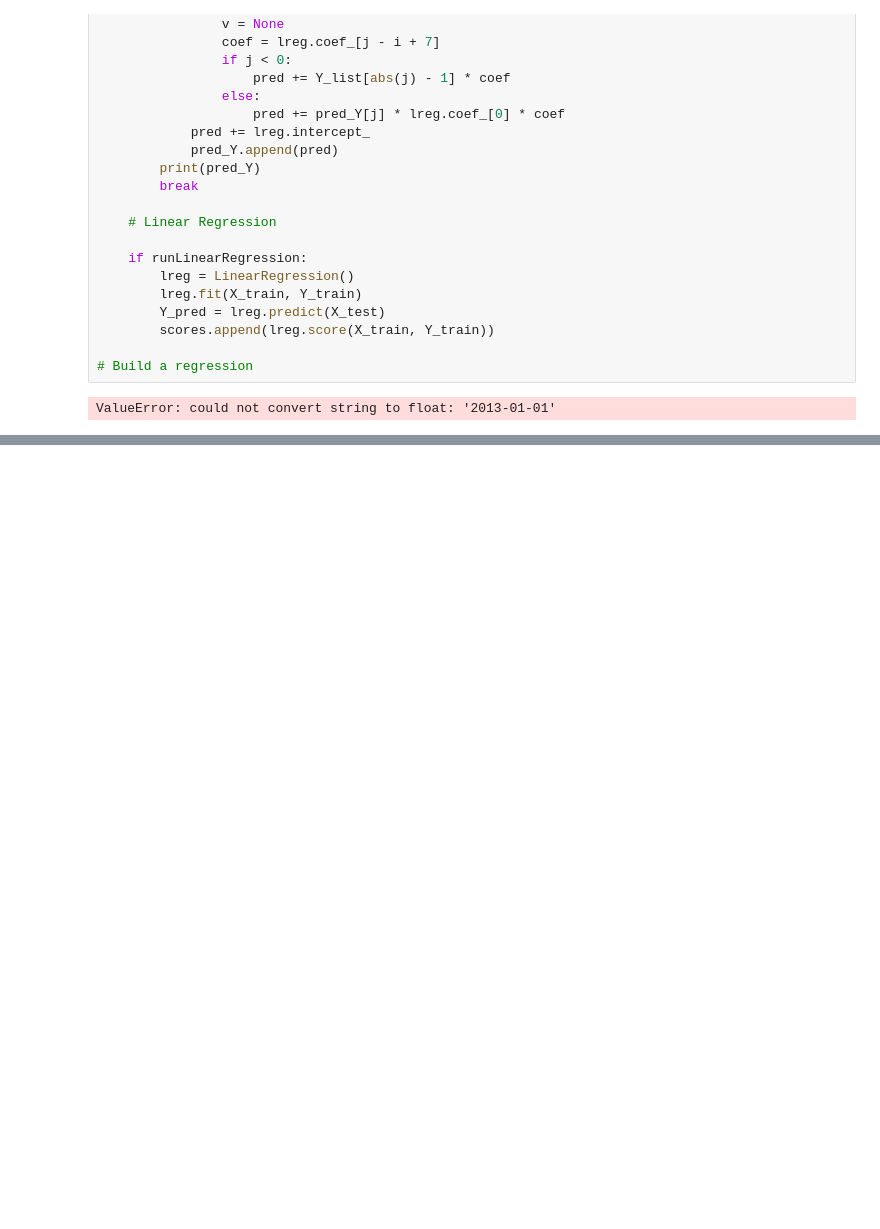
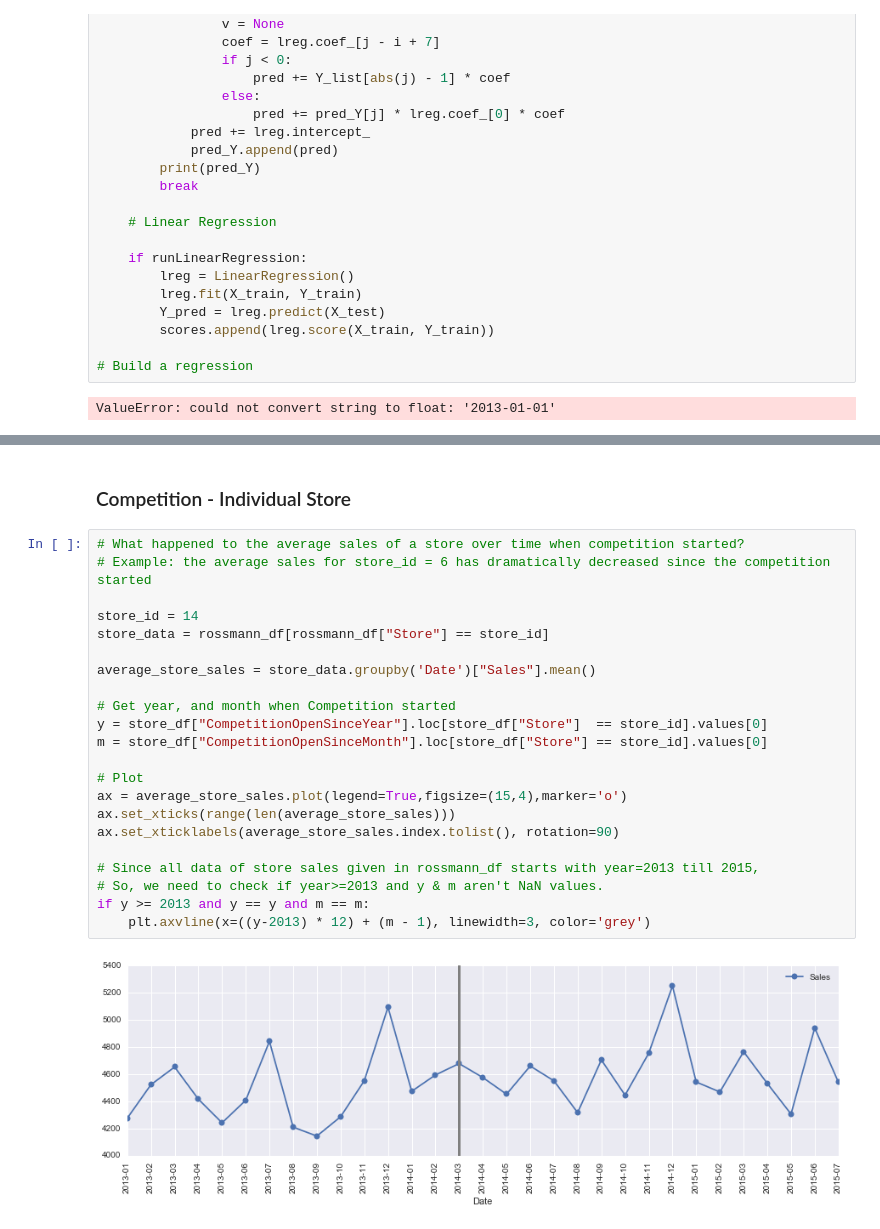
Before and after one commit to movingname/data-science-examples, a Jupyter notebook: rossmann-store-sales/Explore.ipynb, the cells around one changed output, grey strips where cells are left out. Cells and saved outputs as stored; diff of their text form; blank space fills up the shorter version.

```diff
--- a/rossmann-store-sales/Explore.ipynb
+++ b/rossmann-store-sales/Explore.ipynb
@@ -381,0 +432,26 @@ ValueError: could not convert string to float: '2013-01-01'
+# %% [markdown]
+### Competition - Individual Store
+# %%
+# What happened to the average sales of a store over time when competition started?
+# Example: the average sales for store_id = 6 has dramatically decreased since the competition started
+
+store_id = 14
+store_data = rossmann_df[rossmann_df["Store"] == store_id]
+
+average_store_sales = store_data.groupby('Date')["Sales"].mean()
+
+# Get year, and month when Competition started
+y = store_df["CompetitionOpenSinceYear"].loc[store_df["Store"]  == store_id].values[0]
+m = store_df["CompetitionOpenSinceMonth"].loc[store_df["Store"] == store_id].values[0]
+
+# Plot
+ax = average_store_sales.plot(legend=True,figsize=(15,4),marker='o')
+ax.set_xticks(range(len(average_store_sales)))
+ax.set_xticklabels(average_store_sales.index.tolist(), rotation=90)
+
+# Since all data of store sales given in rossmann_df starts with year=2013 till 2015,
+# So, we need to check if year>=2013 and y & m aren't NaN values.
+if y >= 2013 and y == y and m == m:
+    plt.axvline(x=((y-2013) * 12) + (m - 1), linewidth=3, color='grey')
+# %% [output]
+[figure, added]
```
Also changed, not shown: parts of 8 cells of this notebook, 2 other files.
